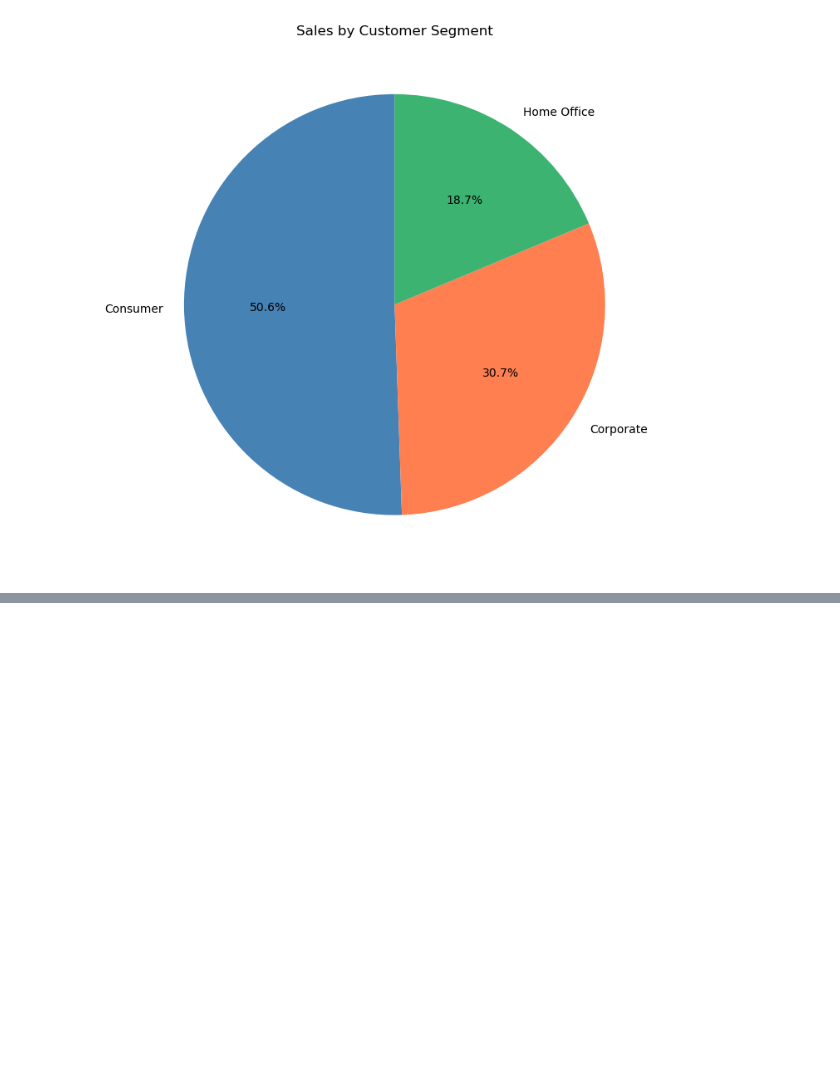
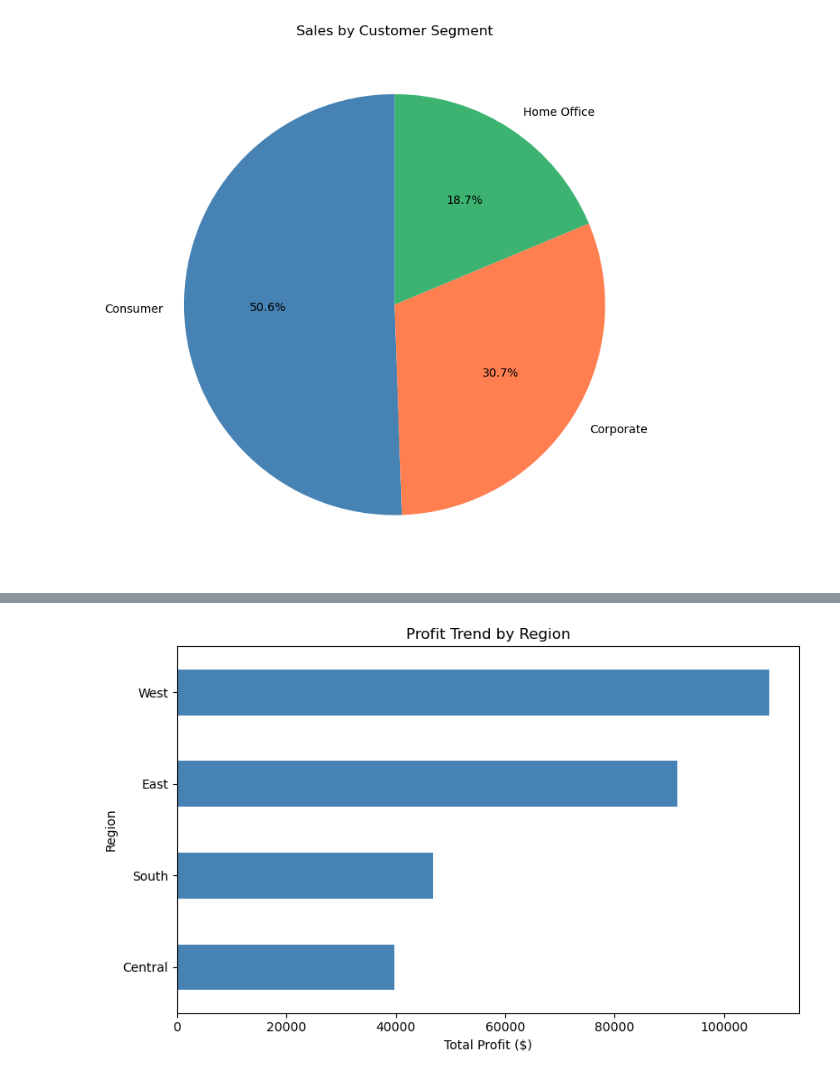
Before and after one commit to sahanaadiga05/End-to-End-Sales-Analytics-Pipeline, a Jupyter notebook: End-to-End Sales Analytics.ipynb, the cells around one changed output, grey strips where cells are left out. Saved outputs shown, nothing was run; the diff lists cells and outputs as text; code cells hidden in the pictures; blank space fills up the shorter version.

```diff
--- a/End-to-End Sales Analytics.ipynb
+++ b/End-to-End Sales Analytics.ipynb
@@ -256,0 +286,15 @@ plt.show()
+# %%
+# Profit trend by Region
+region_profit = df.groupby('Region')['Profit'].sum().sort_values()
+
+plt.figure(figsize=(8,5))
+colors = ['coral' if x < 0 else 'steelblue' for x in region_profit]
+region_profit.plot(kind='barh', color=colors)
+plt.title('Profit Trend by Region')
+plt.xlabel('Total Profit ($)')
+plt.axvline(0, color='black', linewidth=0.8)
+plt.tight_layout()
+plt.savefig('region_profit_trend.png')
+plt.show()
+# %% [output]
+[figure, added]
```
Also changed, not shown: parts of 7 cells of this notebook.
